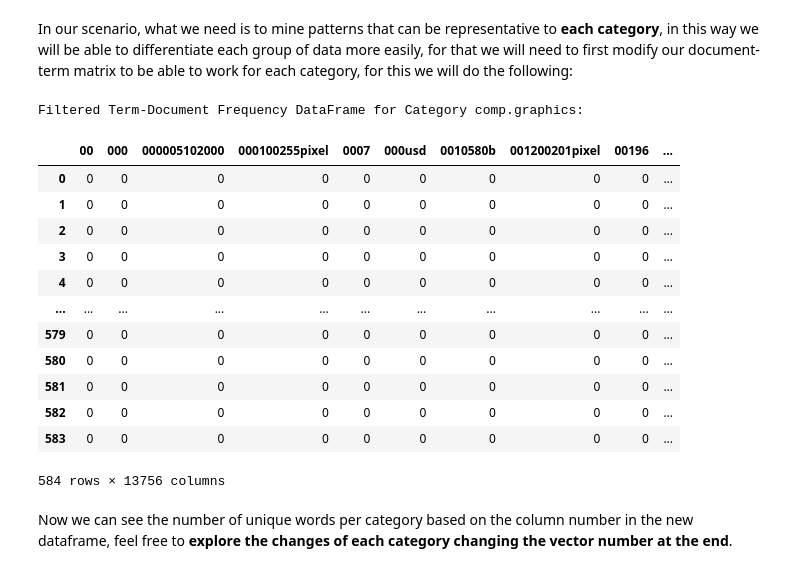
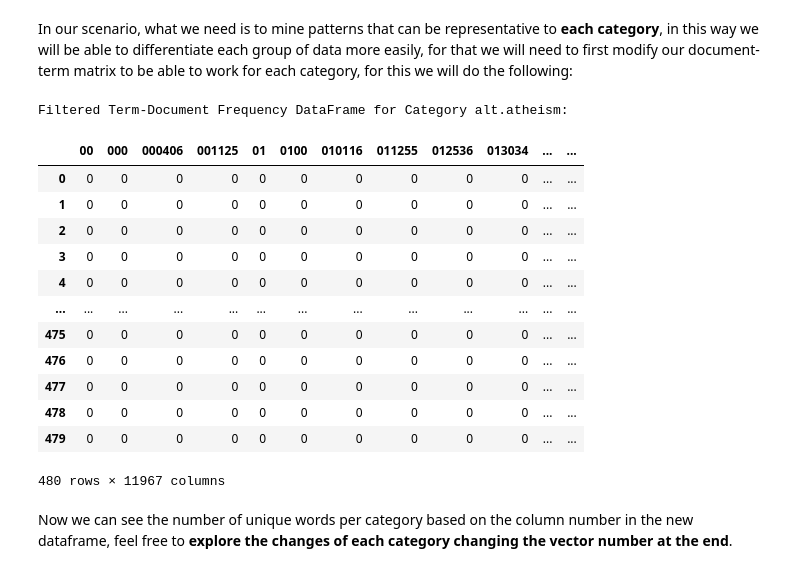
Before and after one commit to davenl9i2/DM2025-Lab1-Exercise, a Jupyter notebook: DM2025-Lab1-Master.ipynb, the cells around one changed output. Cells and saved outputs as stored; diff of their text form; code cells hidden in the pictures.

```diff
--- a/DM2025-Lab1-Master.ipynb
+++ b/DM2025-Lab1-Master.ipynb
@@ -1441,14 +1441,26 @@ In our scenario, what we need is to mine patterns that can be representative to
 # %%
 import pandas as pd
 from sklearn.feature_extraction.text import CountVectorizer
+import helpers.data_mining_helpers as dmh
+from sklearn.datasets import fetch_20newsgroups
+import numpy as np
+import matplotlib.pyplot as plt
+
+categories = ['alt.atheism', 'soc.religion.christian', 'comp.graphics', 'sci.med']
+twenty_train = fetch_20newsgroups(subset='train', categories=categories, shuffle=True, random_state=42)
+X = pd.DataFrame.from_records(dmh.format_rows(twenty_train), columns= ['text'])
+X['category'] = twenty_train.target
+X['category_name'] = X.category.apply(lambda t: dmh.format_labels(t, twenty_train))
+
+
 
 #Create separate DataFrames for each category
-categories = X['category_name'].unique()  # Get unique category labels
-category_dfs = {}  # Dictionary to store DataFrames for each category
+categories = X['category_name'].unique()  #找出不重複的類別名稱並建立類別名稱的清單['alt.atheism', 'soc.religion.christian', 'comp.graphics', 'sci.med']
+category_dfs = {}  # Dictionary to store DataFrames for each category 來存放每個類別對應的 DataFrame
 
-for category in categories:
-    # Filter the original DataFrame by category
-    category_dfs[category] = X[X['category_name'] == category].copy()
+for category in categories: #->['comp.graphics', 'soc.religion.christian', 'sci.med','alt.atheism']
+    # Filter the original DataFrame by category篩選相同類別的文章
+    category_dfs[category] = X[X['category_name'] == category].copy()#.copy() 產生一個新的 DataFrame
 
 # Function to create term-document frequency DataFrame for each category
 def create_term_document_df(df):
@@ -1470,24 +1482,24 @@ for category in categories:
     filt_term_document_dfs[category] = create_term_document_df(category_dfs[category])
 # %%
 # Display the filtered DataFrame for one of the categories, feel free to change the number in the vector
-category_number=0 #You can change it from 0 to 3
+category_number=3 #You can change it from 0 to 3
 print(f"Filtered Term-Document Frequency DataFrame for Category {categories[category_number]}:")
 filt_term_document_dfs[categories[category_number]]
 # %% [output]
-Filtered Term-Document Frequency DataFrame for Category comp.graphics:
+Filtered Term-Document Frequency DataFrame for Category alt.atheism:
-|  | 00 | 000 | 000005102000 | 000100255pixel | 0007 | 000usd | 0010580b | 001200201pixel | 00196 | ... |
-| 0 | 0 | 0 | 0 | 0 | 0 | 0 | 0 | 0 | 0 | ... |
-| 1 | 0 | 0 | 0 | 0 | 0 | 0 | 0 | 0 | 0 | ... |
-| 2 | 0 | 0 | 0 | 0 | 0 | 0 | 0 | 0 | 0 | ... |
-| 3 | 0 | 0 | 0 | 0 | 0 | 0 | 0 | 0 | 0 | ... |
-| 4 | 0 | 0 | 0 | 0 | 0 | 0 | 0 | 0 | 0 | ... |
-| ... | ... | ... | ... | ... | ... | ... | ... | ... | ... | ... |
-| 579 | 0 | 0 | 0 | 0 | 0 | 0 | 0 | 0 | 0 | ... |
-| 580 | 0 | 0 | 0 | 0 | 0 | 0 | 0 | 0 | 0 | ... |
-| 581 | 0 | 0 | 0 | 0 | 0 | 0 | 0 | 0 | 0 | ... |
-| 582 | 0 | 0 | 0 | 0 | 0 | 0 | 0 | 0 | 0 | ... |
-| 583 | 0 | 0 | 0 | 0 | 0 | 0 | 0 | 0 | 0 | ... |
+|  | 00 | 000 | 000406 | 001125 | 01 | 0100 | 010116 | 011255 | 012536 | 013034 | ... | ... |
+| 0 | 0 | 0 | 0 | 0 | 0 | 0 | 0 | 0 | 0 | 0 | ... | ... |
+| 1 | 0 | 0 | 0 | 0 | 0 | 0 | 0 | 0 | 0 | 0 | ... | ... |
+| 2 | 0 | 0 | 0 | 0 | 0 | 0 | 0 | 0 | 0 | 0 | ... | ... |
+| 3 | 0 | 0 | 0 | 0 | 0 | 0 | 0 | 0 | 0 | 0 | ... | ... |
+| 4 | 0 | 0 | 0 | 0 | 0 | 0 | 0 | 0 | 0 | 0 | ... | ... |
+| ... | ... | ... | ... | ... | ... | ... | ... | ... | ... | ... | ... | ... |
+| 475 | 0 | 0 | 0 | 0 | 0 | 0 | 0 | 0 | 0 | 0 | ... | ... |
+| 476 | 0 | 0 | 0 | 0 | 0 | 0 | 0 | 0 | 0 | 0 | ... | ... |
+| 477 | 0 | 0 | 0 | 0 | 0 | 0 | 0 | 0 | 0 | 0 | ... | ... |
+| 478 | 0 | 0 | 0 | 0 | 0 | 0 | 0 | 0 | 0 | 0 | ... | ... |
+| 479 | 0 | 0 | 0 | 0 | 0 | 0 | 0 | 0 | 0 | 0 | ... | ... |
-584 rows × 13756 columns
+480 rows × 11967 columns
 # %% [markdown]
 Now we can see the number of unique words per category based on the column number in the new dataframe, feel free to **explore the changes of each category changing the vector number at the end**.
 # %% [markdown]
```
Also changed, not shown: parts of 44 cells of this notebook, 5 other files.
